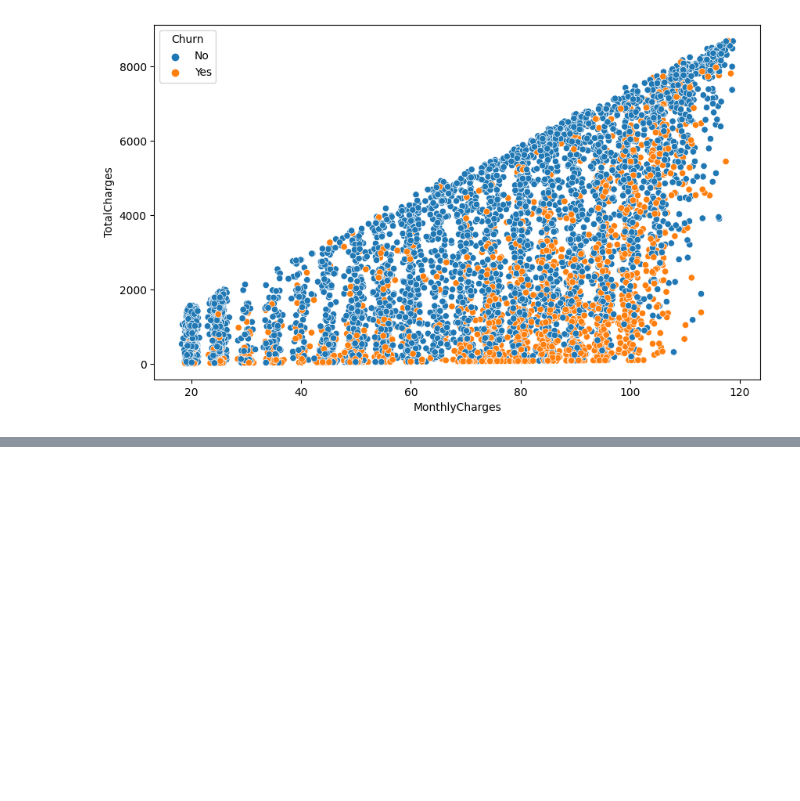
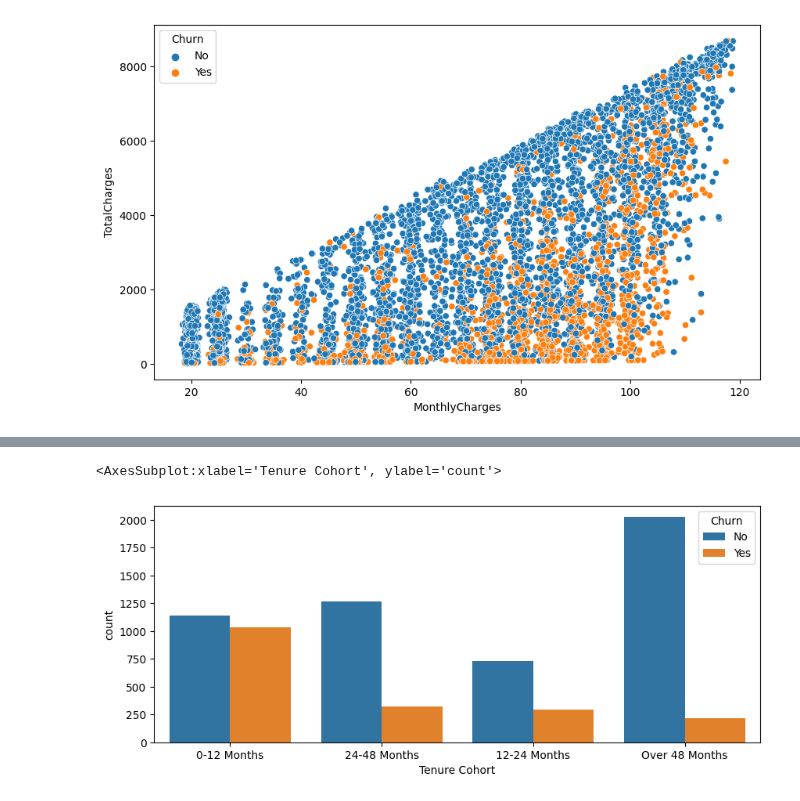
Before and after one commit to Denisse-AB/machine-learning, a Jupyter notebook: Capstone-Project-Sup-learning.ipynb, the cells around one changed output, grey strips where cells are left out. Drawn from its saved outputs; the diff is of its cells as text; code cells hidden in the pictures; blank space fills up the shorter version.

```diff
--- a/Capstone-Project-Sup-learning.ipynb
+++ b/Capstone-Project-Sup-learning.ipynb
@@ -147,0 +170,6 @@ Name: customerID, Length: 72, dtype: float64
+# %%
+plt.figure(figsize=(10,4), dpi=100)
+sns.countplot(data=df, x='Tenure Cohort', hue='Churn')
+# %% [output]
+<AxesSubplot:xlabel='Tenure Cohort', ylabel='count'>
+[figure, added]
```
Also changed, not shown: parts of 37 cells of this notebook.
